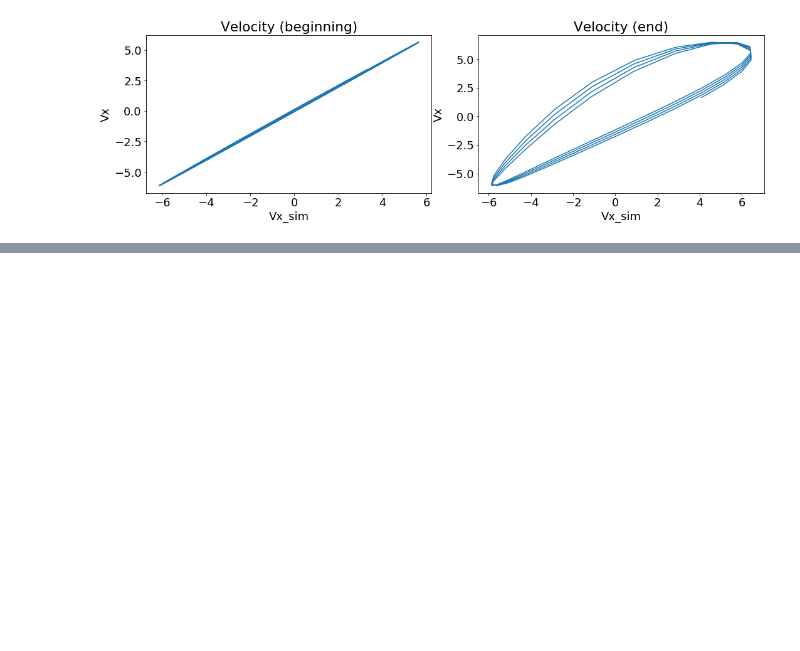
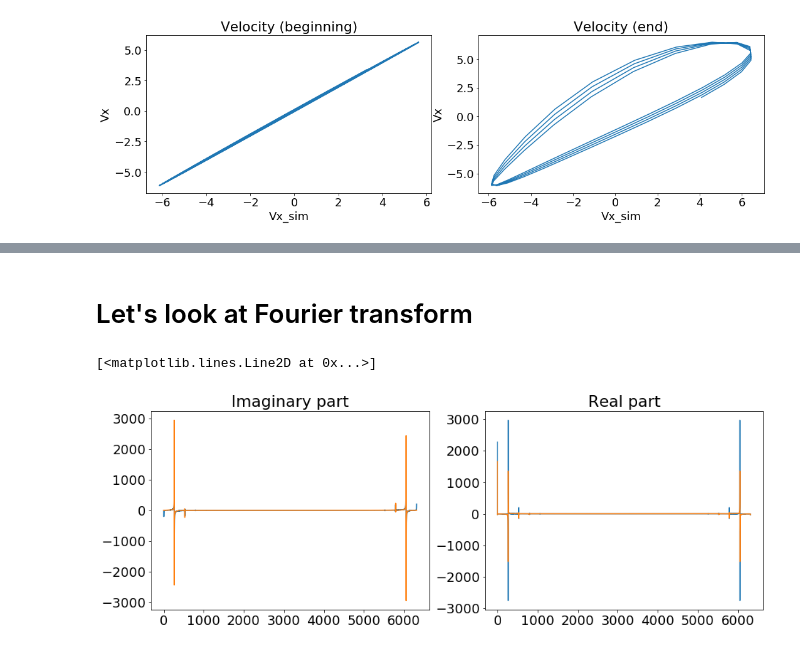
Before and after one commit to Mixanik-43/IDAO-2020, a Jupyter notebook: EDA_Tanya.ipynb, the cells around one changed output, grey strips where cells are left out. Drawn from its saved outputs; the diff is of its cells as text; code cells hidden in the pictures; blank space fills up the shorter version.

```diff
--- a/EDA_Tanya.ipynb
+++ b/EDA_Tanya.ipynb
@@ -173,0 +180,18 @@ plt.tight_layout()
+# %% [markdown]
+# Let's look at Fourier transform
+# %%
+s = np.fft.ifft(m_data.x)
+s_sim = np.fft.ifft(m_data.x_sim)
+t = np.arange(len(m_data.x))
+
+f, (ax1, ax2) = plt.subplots(1, 2, figsize=(15,5), linewidth = 0.1)
+ax1.set_title("Imaginary part")
+ax1.plot(t, s.imag)
+ax1.plot(t, s_sim.imag)
+
+ax2.set_title("Real part")
+ax2.plot(t, s.real)
+ax2.plot(t, s_sim.real)
+# %% [output]
+[<matplotlib.lines.Line2D at 0x...>]
+[figure, added]
```
Also changed, not shown: parts of 3 cells of this notebook.
